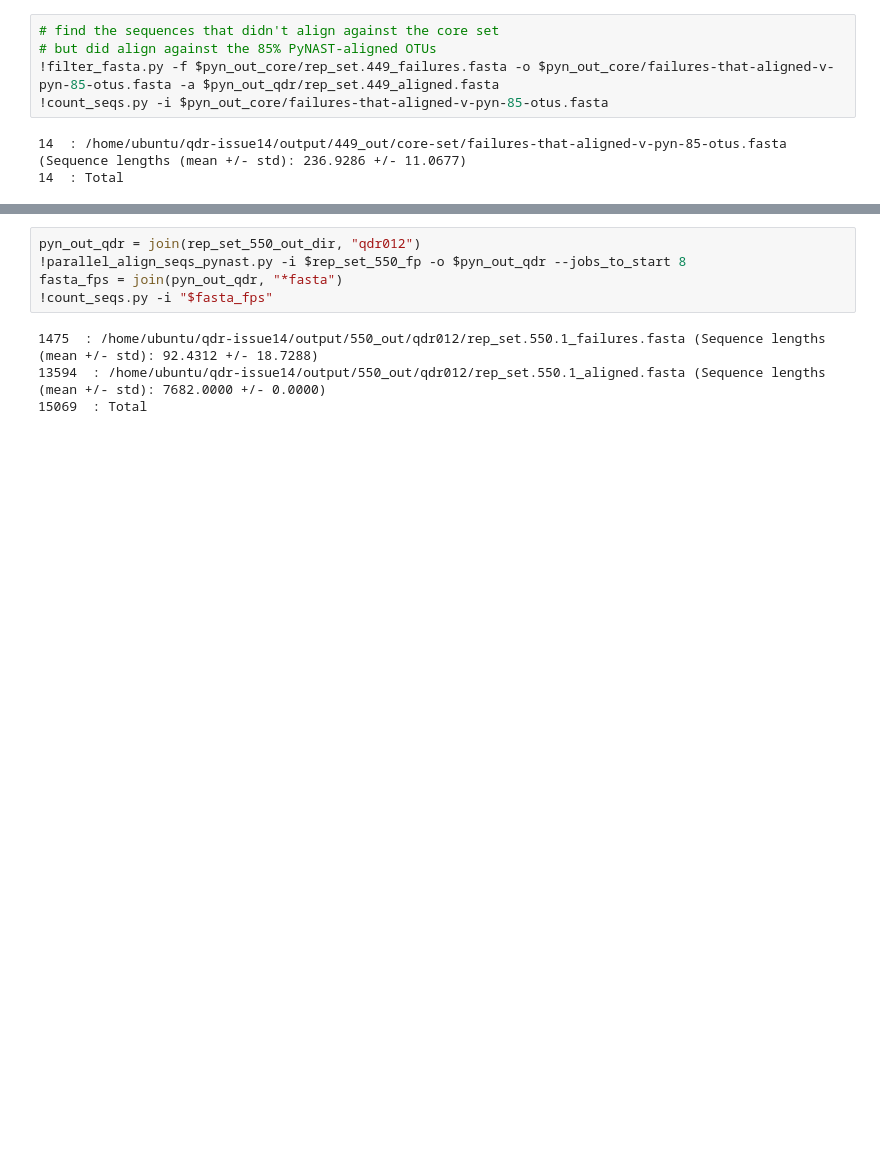
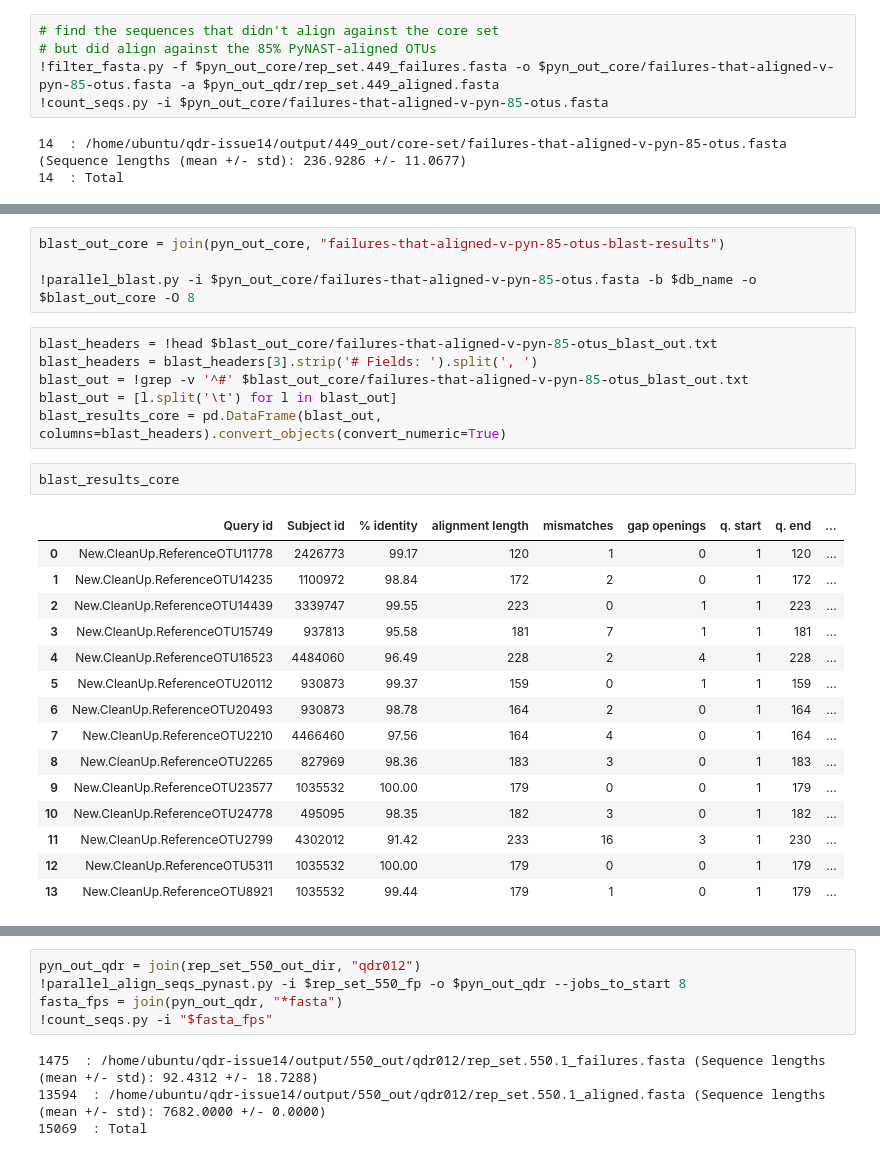
Before and after one commit to gregcaporaso/qdr-issue14, a Jupyter notebook: analyses.ipynb, the cells around one changed output, grey strips where cells are left out. Cells and saved outputs as stored; diff of their text form; blank space fills up the shorter version.

```diff
--- a/analyses.ipynb
+++ b/analyses.ipynb
@@ -146,0 +116,28 @@ New.CleanUp.ReferenceOTU8921	gi|322201028|gb|JF215623.1|	99.44	179	1	0	1	179	311
+# %%
+blast_out_core = join(pyn_out_core, "failures-that-aligned-v-pyn-85-otus-blast-results")
+
+!parallel_blast.py -i $pyn_out_core/failures-that-aligned-v-pyn-85-otus.fasta -b $db_name -o $blast_out_core -O 8
+# %%
+blast_headers = !head $blast_out_core/failures-that-aligned-v-pyn-85-otus_blast_out.txt
+blast_headers = blast_headers[3].strip('# Fields: ').split(', ')
+blast_out = !grep -v '^#' $blast_out_core/failures-that-aligned-v-pyn-85-otus_blast_out.txt
+blast_out = [l.split('\t') for l in blast_out]
+blast_results_core = pd.DataFrame(blast_out, columns=blast_headers).convert_objects(convert_numeric=True)
+# %%
+blast_results_core
+# %% [output]
+|  | Query id | Subject id | % identity | alignment length | mismatches | gap openings | q. start | q. end | ... |
+| 0 | New.CleanUp.ReferenceOTU11778 | 2426773 | 99.17 | 120 | 1 | 0 | 1 | 120 | ... |
+| 1 | New.CleanUp.ReferenceOTU14235 | 1100972 | 98.84 | 172 | 2 | 0 | 1 | 172 | ... |
+| 2 | New.CleanUp.ReferenceOTU14439 | 3339747 | 99.55 | 223 | 0 | 1 | 1 | 223 | ... |
+| 3 | New.CleanUp.ReferenceOTU15749 | 937813 | 95.58 | 181 | 7 | 1 | 1 | 181 | ... |
+| 4 | New.CleanUp.ReferenceOTU16523 | 4484060 | 96.49 | 228 | 2 | 4 | 1 | 228 | ... |
+| 5 | New.CleanUp.ReferenceOTU20112 | 930873 | 99.37 | 159 | 0 | 1 | 1 | 159 | ... |
+| 6 | New.CleanUp.ReferenceOTU20493 | 930873 | 98.78 | 164 | 2 | 0 | 1 | 164 | ... |
+| 7 | New.CleanUp.ReferenceOTU2210 | 4466460 | 97.56 | 164 | 4 | 0 | 1 | 164 | ... |
+| 8 | New.CleanUp.ReferenceOTU2265 | 827969 | 98.36 | 183 | 3 | 0 | 1 | 183 | ... |
+| 9 | New.CleanUp.ReferenceOTU23577 | 1035532 | 100.00 | 179 | 0 | 0 | 1 | 179 | ... |
+| 10 | New.CleanUp.ReferenceOTU24778 | 495095 | 98.35 | 182 | 3 | 0 | 1 | 182 | ... |
+| 11 | New.CleanUp.ReferenceOTU2799 | 4302012 | 91.42 | 233 | 16 | 3 | 1 | 230 | ... |
+| 12 | New.CleanUp.ReferenceOTU5311 | 1035532 | 100.00 | 179 | 0 | 0 | 1 | 179 | ... |
+| 13 | New.CleanUp.ReferenceOTU8921 | 1035532 | 99.44 | 179 | 1 | 0 | 1 | 179 | ... |
```
Also changed, not shown: parts of 17 cells of this notebook.
